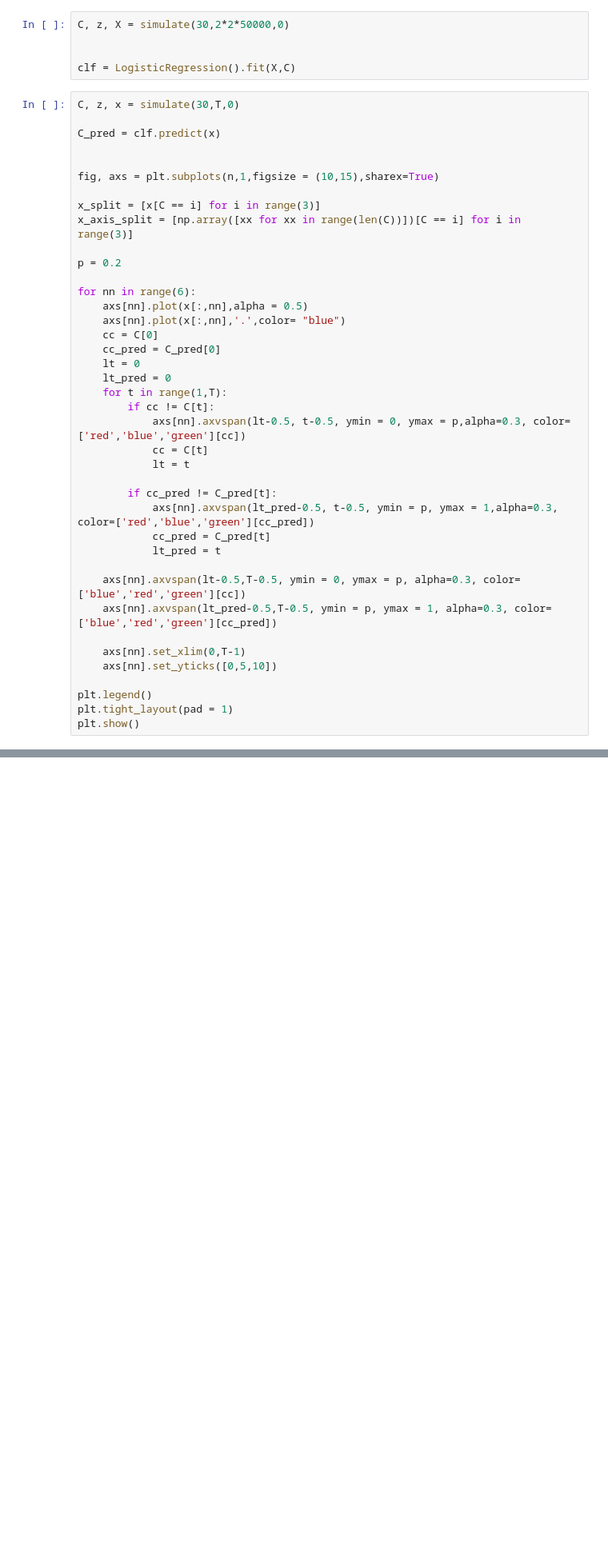
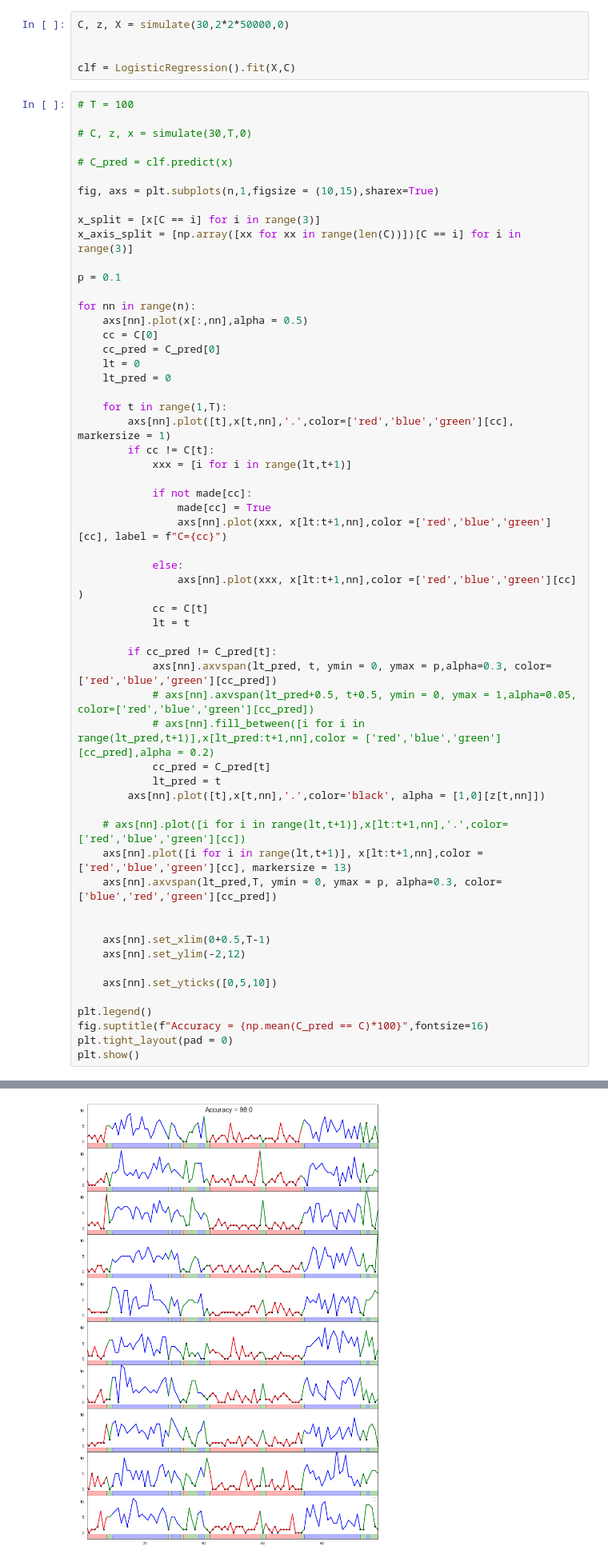
Before and after one commit to JakobSchauser/MLandData, a Jupyter notebook: ModComp/Project/ForwardSimulation.ipynb, the cells around one changed output, grey strips where cells are left out. Shown at 80% size. Drawn from its saved outputs; the diff is of its cells as text; blank space fills up the shorter version.

```diff
--- a/ModComp/Project/ForwardSimulation.ipynb
+++ b/ModComp/Project/ForwardSimulation.ipynb
@@ -88,43 +90,60 @@ C, z, X = simulate(30,2*2*50000,0)
 
 clf = LogisticRegression().fit(X,C)
 # %%
-C, z, x = simulate(30,T,0)
+# T = 100
 
-C_pred = clf.predict(x)
+# C, z, x = simulate(30,T,0)
 
+# C_pred = clf.predict(x)
 
 fig, axs = plt.subplots(n,1,figsize = (10,15),sharex=True)
 
 x_split = [x[C == i] for i in range(3)]
 x_axis_split = [np.array([xx for xx in range(len(C))])[C == i] for i in range(3)]
 
-p = 0.2
+p = 0.1
 
-for nn in range(6):
+for nn in range(n):
     axs[nn].plot(x[:,nn],alpha = 0.5)
-    axs[nn].plot(x[:,nn],'.',color= "blue")
     cc = C[0]
     cc_pred = C_pred[0]
     lt = 0
     lt_pred = 0
+
     for t in range(1,T):
+        axs[nn].plot([t],x[t,nn],'.',color=['red','blue','green'][cc], markersize = 1)
         if cc != C[t]:
-            axs[nn].axvspan(lt-0.5, t-0.5, ymin = 0, ymax = p,alpha=0.3, color=['red','blue','green'][cc])
+            xxx = [i for i in range(lt,t+1)]
+
+            if not made[cc]:
+                made[cc] = True
+                axs[nn].plot(xxx, x[lt:t+1,nn],color =['red','blue','green'][cc], label = f"C={cc}")
+
+            else:
+                axs[nn].plot(xxx, x[lt:t+1,nn],color =['red','blue','green'][cc] )
             cc = C[t]
             lt = t
 
         if cc_pred != C_pred[t]:
-            axs[nn].axvspan(lt_pred-0.5, t-0.5, ymin = p, ymax = 1,alpha=0.3, color=['red','blue','green'][cc_pred])
+            axs[nn].axvspan(lt_pred, t, ymin = 0, ymax = p,alpha=0.3, color=['red','blue','green'][cc_pred])
+            # axs[nn].axvspan(lt_pred+0.5, t+0.5, ymin = 0, ymax = 1,alpha=0.05, color=['red','blue','green'][cc_pred])
+            # axs[nn].fill_between([i for i in range(lt_pred,t+1)],x[lt_pred:t+1,nn],color = ['red','blue','green'][cc_pred],alpha = 0.2)
             cc_pred = C_pred[t]
             lt_pred = t
+        axs[nn].plot([t],x[t,nn],'.',color='black', alpha = [1,0][z[t,nn]])
 
-    axs[nn].axvspan(lt-0.5,T-0.5, ymin = 0, ymax = p, alpha=0.3, color=['blue','red','green'][cc])
-    axs[nn].axvspan(lt_pred-0.5,T-0.5, ymin = p, ymax = 1, alpha=0.3, color=['blue','red','green'][cc_pred])
+    # axs[nn].plot([i for i in range(lt,t+1)],x[lt:t+1,nn],'.',color=['red','blue','green'][cc])
+    axs[nn].plot([i for i in range(lt,t+1)], x[lt:t+1,nn],color =['red','blue','green'][cc], markersize = 13)
+    axs[nn].axvspan(lt_pred,T, ymin = 0, ymax = p, alpha=0.3, color=['blue','red','green'][cc_pred])
 
-    axs[nn].set_xlim(0,T-1)
+
+    axs[nn].set_xlim(0+0.5,T-1)
+    axs[nn].set_ylim(-2,12)
+
     axs[nn].set_yticks([0,5,10])
 
 plt.legend()
-plt.tight_layout(pad = 1)
+fig.suptitle(f"Accuracy = {np.mean(C_pred == C)*100}",fontsize=16)
+plt.tight_layout(pad = 0)
 plt.show()
 # %% [output]
@@ -131,0 +151 @@ ValueError: X has 30 features per sample; expecting 10
+[figure, added]
```
Also changed, not shown: parts of 6 cells of this notebook, 3 other files.
